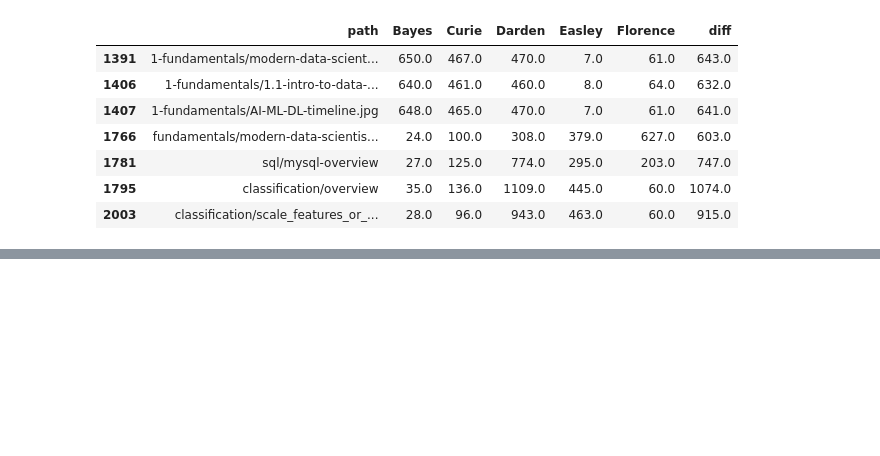
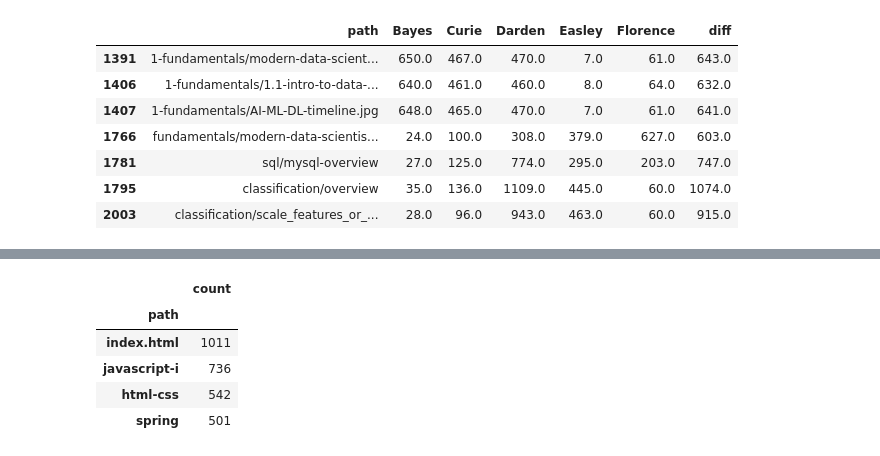
Before and after one commit to ihcrane/anomaly-detection, a Jupyter notebook: anomaly_detection_project.ipynb, the cells around one changed output, grey strips where cells are left out. Cells and saved outputs as stored; diff of their text form; code cells hidden in the pictures; blank space fills up the shorter version.

```diff
--- a/anomaly_detection_project.ipynb
+++ b/anomaly_detection_project.ipynb
@@ -143,0 +152,10 @@ cohort_path_3[cohort_path_3['diff']>600]
+# %%
+# only showing top results
+cohort_grad_1[cohort_grad_1['count']>500]
+# %% [output]
+|  | count |
+| path |  |
+| index.html | 1011 |
+| javascript-i | 736 |
+| html-css | 542 |
+| spring | 501 |
```
Also changed, not shown: parts of 21 cells of this notebook.
